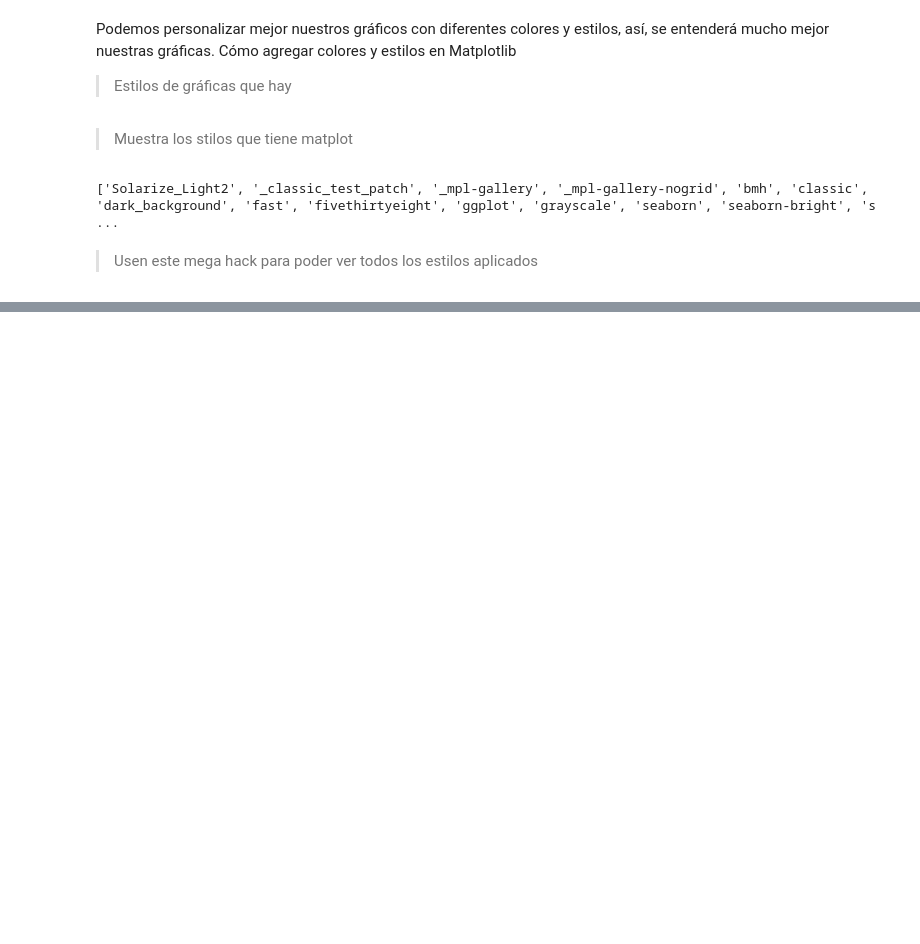
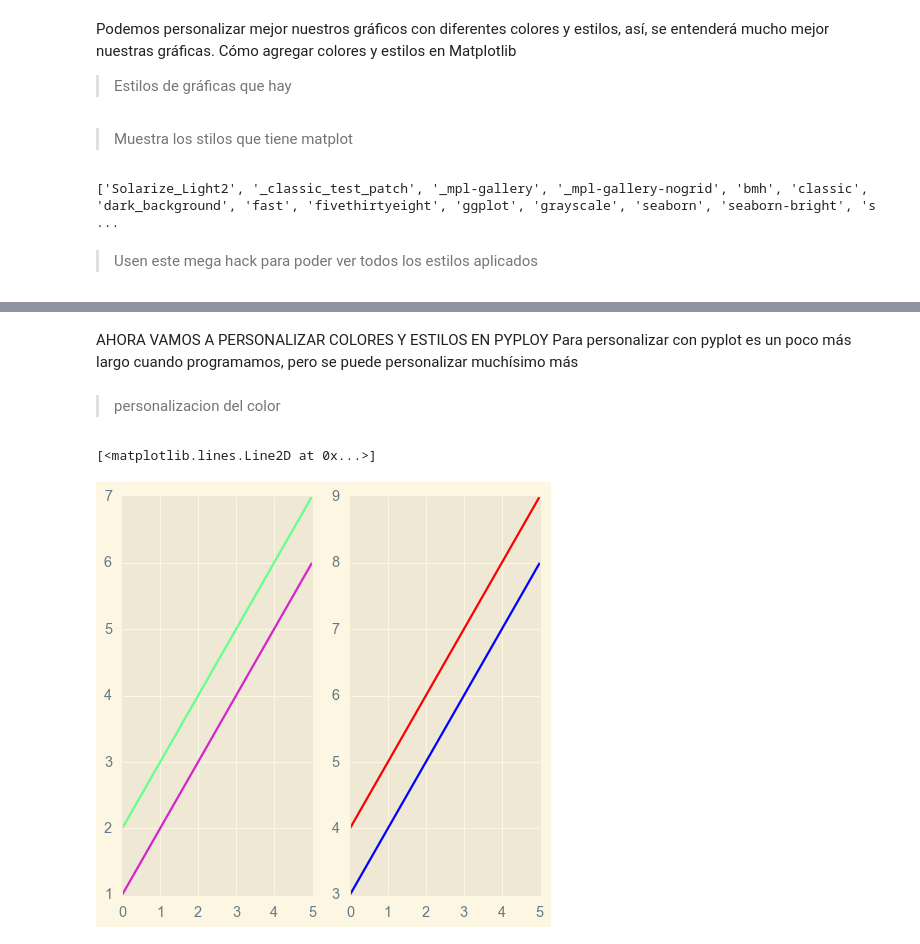
Before and after one commit to hasturseven/visualizacionDatos, a Jupyter notebook: ColoresAndStilos.ipynb, the cells around one changed output, grey strips where cells are left out. Drawn from its saved outputs; the diff is of its cells as text; code cells hidden in the pictures; blank space fills up the shorter version.

```diff
--- a/ColoresAndStilos.ipynb
+++ b/ColoresAndStilos.ipynb
@@ -40,0 +53,15 @@ for i in plt.style.available:
+# %% [markdown]
+AHORA VAMOS A PERSONALIZAR COLORES Y ESTILOS EN PYPLOY
+Para personalizar con pyplot es un poco más largo cuando programamos, pero se puede personalizar muchísimo más
+# %% [markdown]
+>personalizacion del color
+# %%
+fig, (ax1,ax2) = plt.subplots(1,2,figsize = (6,6))
+ax1.plot(x,x+1,color = '#D426C8') # ---> Color RGB
+ax1.plot(x,x+2,color = '#66FF89')
+
+ax2.plot(x,x+3,color = 'blue') #--> Color común
+ax2.plot(x,x+4, color = 'red')
+# %% [output]
+[<matplotlib.lines.Line2D at 0x...>]
+[figure, added]
```
Also changed, not shown: parts of 10 cells of this notebook, 3 other files.
